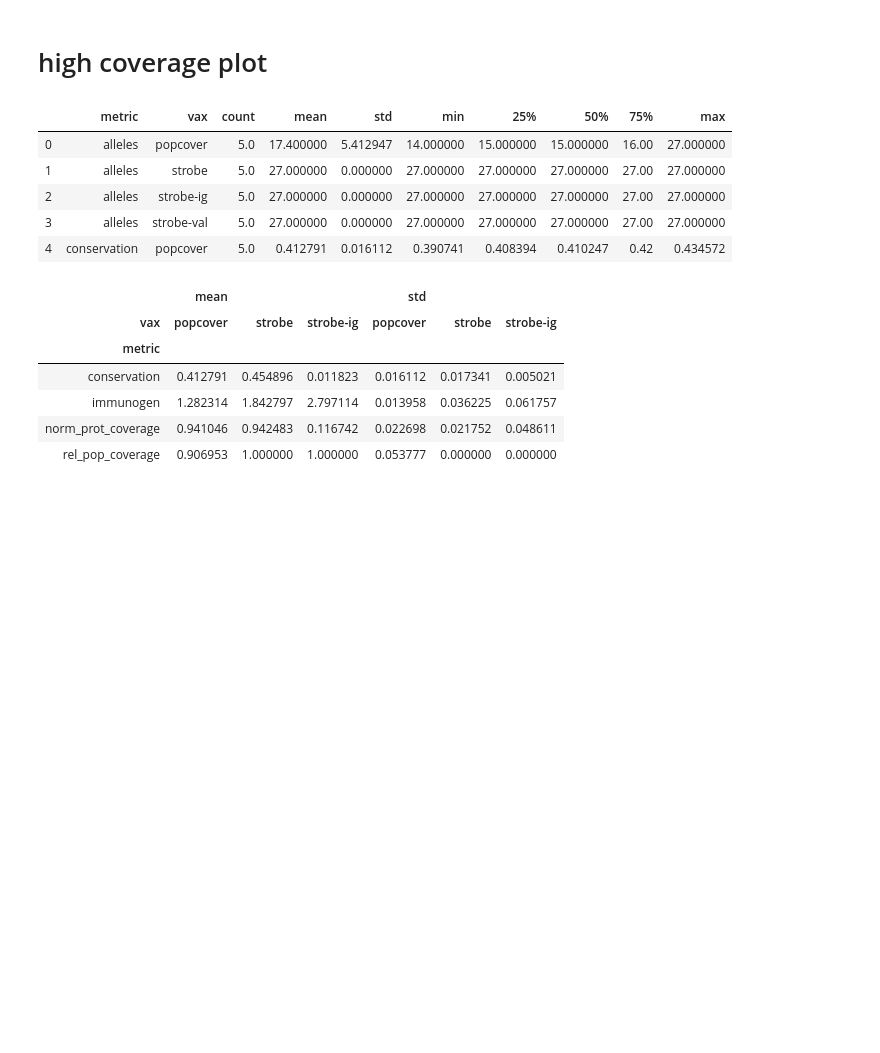
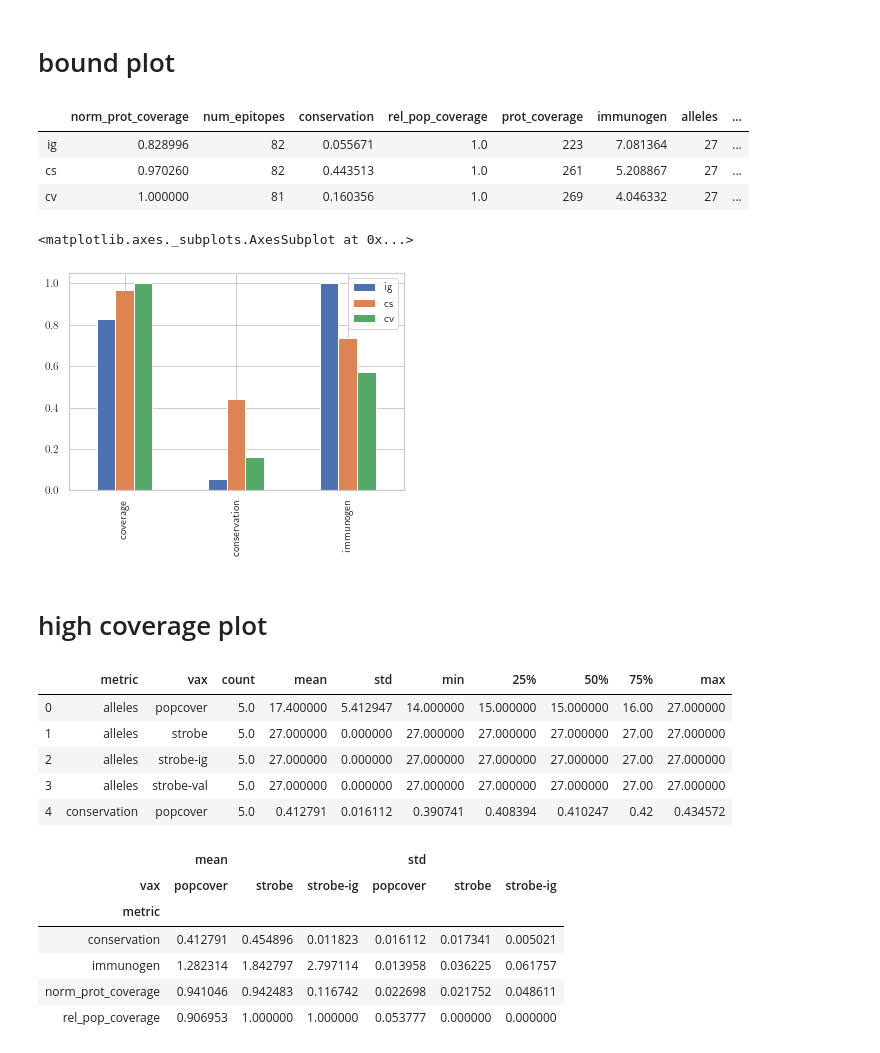
Before and after one commit to SchubertLab/GeneralizedEvDesign, a Jupyter notebook: plots.ipynb, the cells around one changed output. Drawn from its saved outputs; the diff is of its cells as text; code cells hidden in the pictures; blank space fills up the shorter version.

```diff
--- a/plots.ipynb
+++ b/plots.ipynb
@@ -13,3 +21,36 @@ sns.set()
+# %% [markdown]
+# bound plot
+# %%
+df_ig = pd.read_csv('experiments/results/nef-300-1/bound-immunogen-evaluation.csv')
+df_cs = pd.read_csv('experiments/results/nef-300-1/bound-conservation-evaluation.csv')
+df_cv = pd.read_csv('experiments/results/nef-300-1/bound-coverage-evaluation.csv')
+# %%
+df = pd.concat([df_ig, df_cs, df_cv])
+df.index = ['ig', 'cs', 'cv']
+df
+# %% [output]
+|  | norm_prot_coverage | num_epitopes | conservation | rel_pop_coverage | prot_coverage | immunogen | alleles | ... |
+| ig | 0.828996 | 82 | 0.055671 | 1.0 | 223 | 7.081364 | 27 | ... |
+| cs | 0.970260 | 82 | 0.443513 | 1.0 | 261 | 5.208867 | 27 | ... |
+| cv | 1.000000 | 81 | 0.160356 | 1.0 | 269 | 4.046332 | 27 | ... |
+# %%
+df = df[[
+    'norm_prot_coverage',
+    'conservation',
+    'immunogen',
+]].rename(columns={
+    'norm_prot_coverage': 'coverage',
+    'conservation': 'conservation',
+    'immunogen': 'immunogen',
+})
+
+max_ig = df['immunogen'].max()
+df['immunogen'] /= max_ig
+# %%
+df.T.plot.bar()
+# %% [output]
+<matplotlib.axes._subplots.AxesSubplot at 0x...>
+[figure, added]
 # %% [markdown]
 # high coverage plot
 # %%
```
Also changed, not shown: parts of 51 cells of this notebook.
